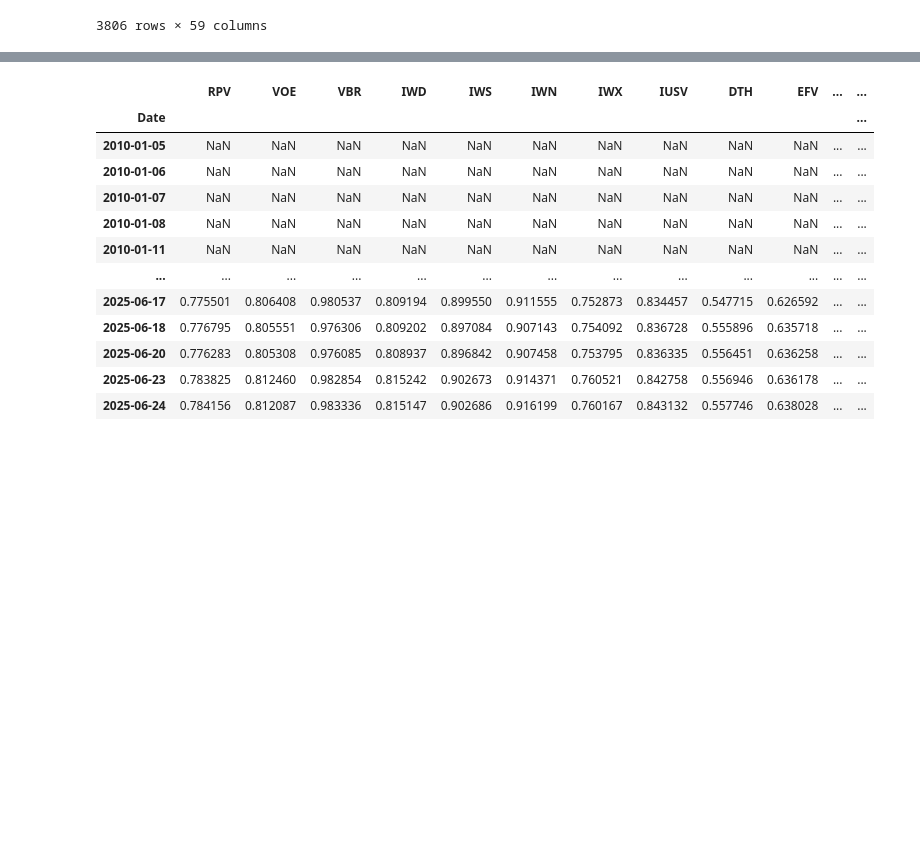
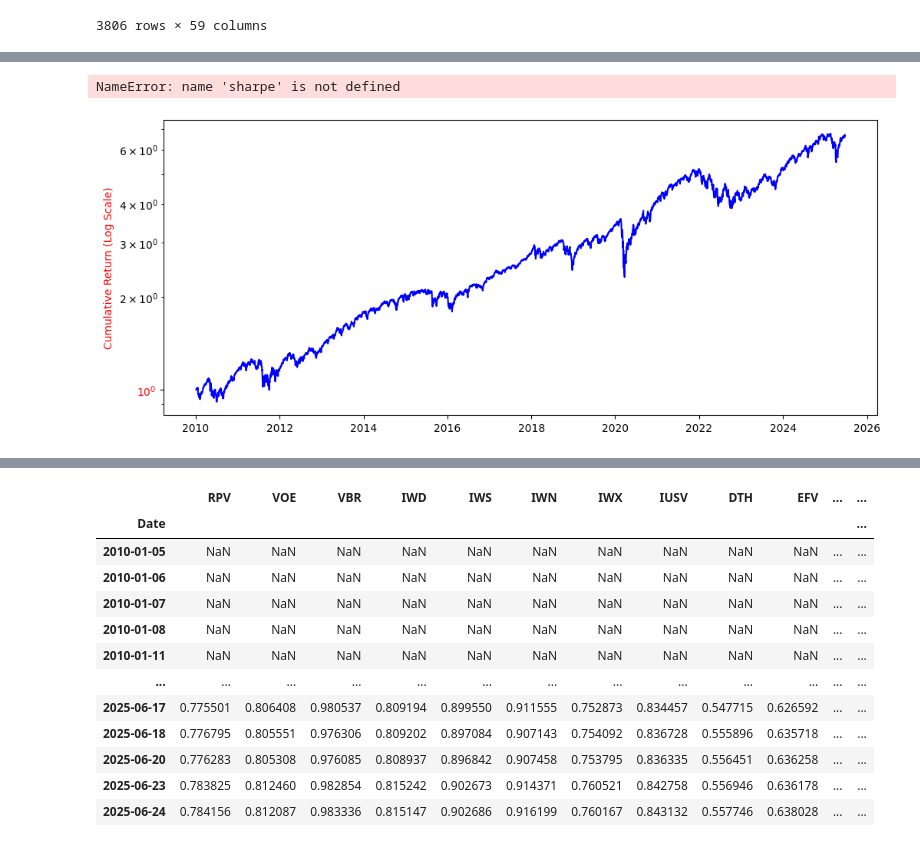
Before and after one commit to YunhoJeonKor/Residual-momentum, a Jupyter notebook: Final_file.ipynb, the cells around one changed output, grey strips where cells are left out. Drawn from its saved outputs; the diff is of its cells as text; code cells hidden in the pictures; blank space fills up the shorter version.

```diff
--- a/Final_file.ipynb
+++ b/Final_file.ipynb
@@ -1972,0 +2037,18 @@ weights.to_csv("market_neutral_weights.csv")
+# %%
+cum_returns = (1+market_returns).cumprod()
+fig, ax1 = plt.subplots(figsize=(12, 5))
+
+ax1.plot(cum_returns, color='blue', label='Cumulative Return')
+ax1.set_ylabel('Cumulative Return (Log Scale)', color='red')
+ax1.tick_params(axis='y', labelcolor='red')
+ax1.set_yscale("log")
+
+
+
+plt.title(f'russel 2000 market index ( IWV ) and Sharepe is {sharpe:.2f}')
+fig.tight_layout()
+plt.grid(True)
+plt.show()
+# %% [output]
+NameError: name 'sharpe' is not defined
+[figure, added]
```
Also changed, not shown: parts of 26 cells of this notebook.
